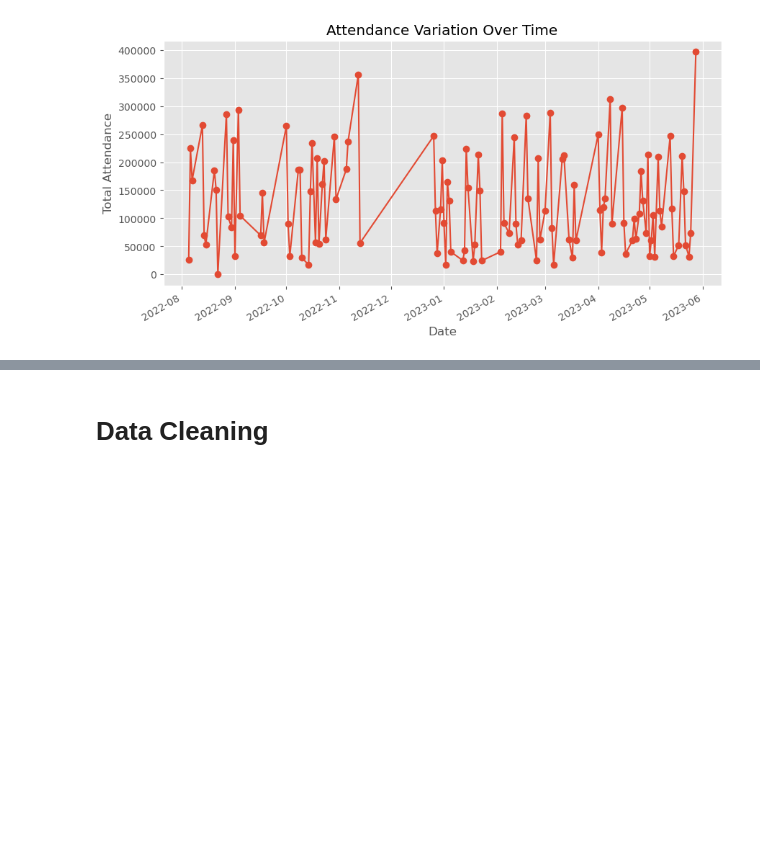
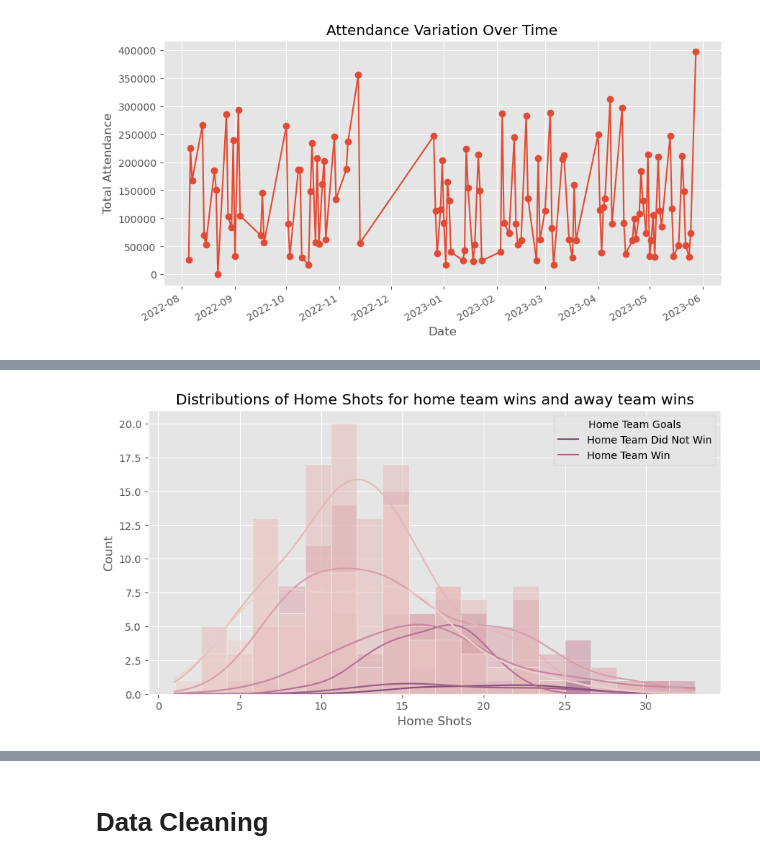
Before and after one commit to Snkiha/Premier-League-Win-Prediction, a Jupyter notebook: premierLeague_LogR.ipynb, the cells around one changed output, grey strips where cells are left out. Cells and saved outputs as stored; diff of their text form; code cells hidden in the pictures; blank space fills up the shorter version.

```diff
--- a/premierLeague_LogR.ipynb
+++ b/premierLeague_LogR.ipynb
@@ -119,0 +145,10 @@ plt.show()
+# %%
+# Visualize the distributions of 'home_shots' for home team wins and away team wins
+plt.figure(figsize = (10, 5))
+sns.histplot(data = data_subset, x = 'home_shots', hue = 'Goals Home', bins = 20, kde = True)
+plt.title('Distributions of Home Shots for home team wins and away team wins')
+plt.xlabel('Home Shots')
+plt.legend(title = 'Home Team Goals', labels = ['Home Team Did Not Win', 'Home Team Win'])
+plt.show()
+# %% [output]
+[figure, added]
```
Also changed, not shown: parts of 6 cells of this notebook.
